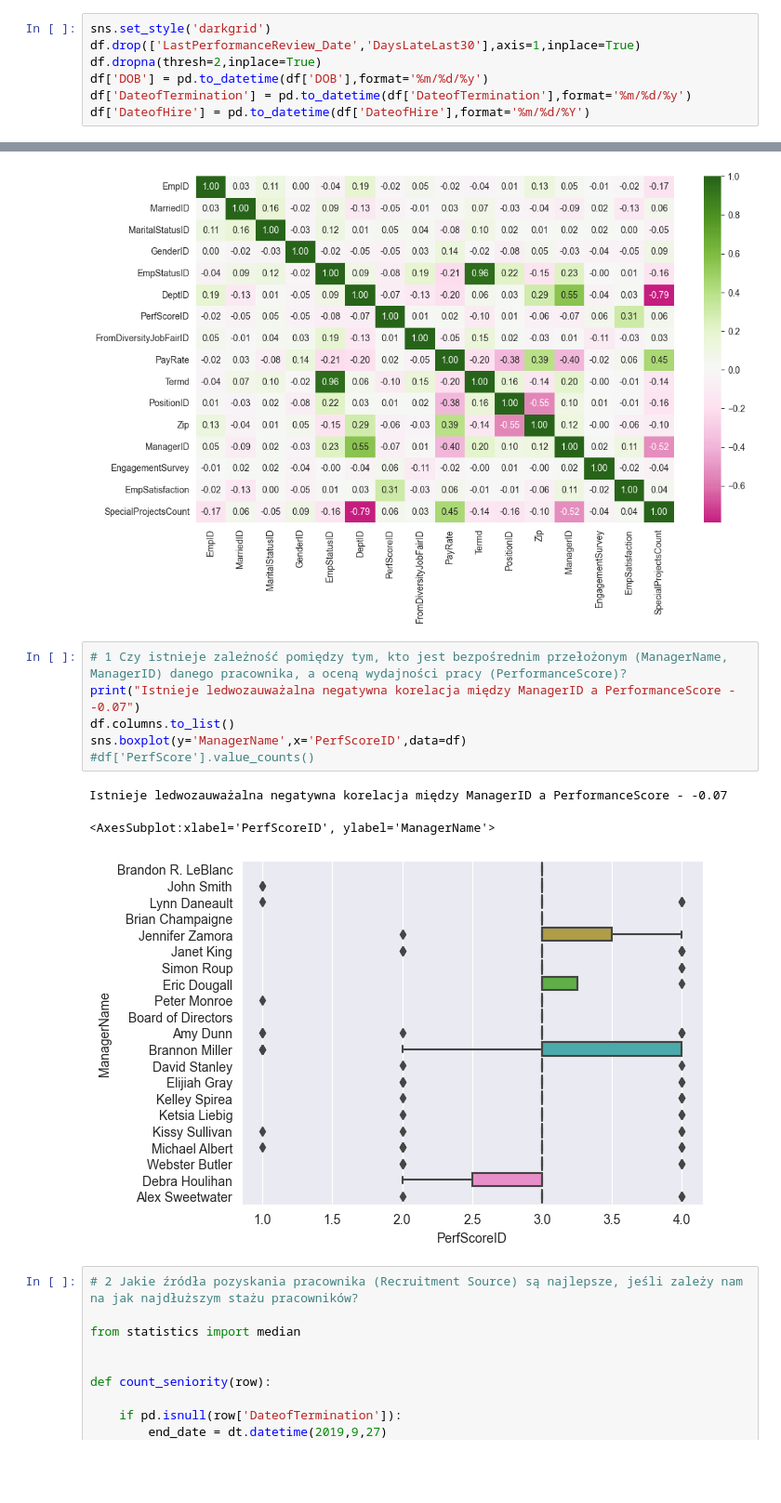
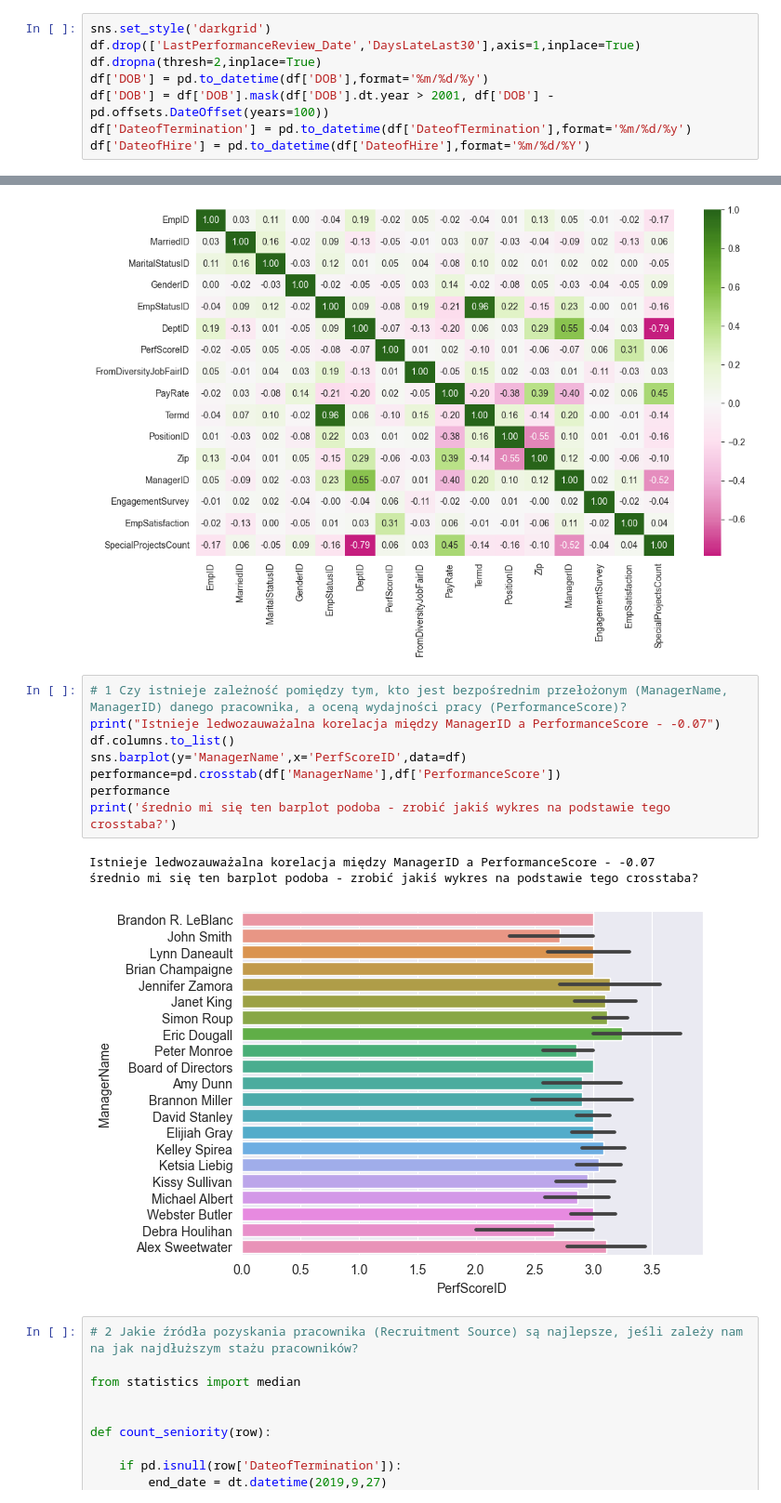
Before and after one commit to PiotrWitaszek/Seaborn, a Jupyter notebook: sb.ipynb, the cells around one changed output, grey strips where cells are left out. Shown: that part at 93% size. Cells and saved outputs as stored; diff of their text form; blank space fills up the shorter version.

```diff
--- a/sb.ipynb
+++ b/sb.ipynb
@@ -21,6 +21,7 @@ sns.set_style('darkgrid')
 df.drop(['LastPerformanceReview_Date','DaysLateLast30'],axis=1,inplace=True)
 df.dropna(thresh=2,inplace=True)
 df['DOB'] = pd.to_datetime(df['DOB'],format='%m/%d/%y')
+df['DOB'] = df['DOB'].mask(df['DOB'].dt.year > 2001, df['DOB'] - pd.offsets.DateOffset(years=100))
 df['DateofTermination'] = pd.to_datetime(df['DateofTermination'],format='%m/%d/%y')
 df['DateofHire'] = pd.to_datetime(df['DateofHire'],format='%m/%d/%Y')
 # %%
@@ -32,14 +33,16 @@ plt.show()
 [figure]
 # %%
 # 1 Czy istnieje zależność pomiędzy tym, kto jest bezpośrednim przełożonym (ManagerName, ManagerID) danego pracownika, a oceną wydajności pracy (PerformanceScore)?
-print("Istnieje ledwozauważalna negatywna korelacja między ManagerID a PerformanceScore - -0.07")
+print("Istnieje ledwozauważalna korelacja między ManagerID a PerformanceScore - -0.07")
 df.columns.to_list()
-sns.boxplot(y='ManagerName',x='PerfScoreID',data=df)
-#df['PerfScore'].value_counts()
+sns.barplot(y='ManagerName',x='PerfScoreID',data=df)
+performance=pd.crosstab(df['ManagerName'],df['PerformanceScore'])
+performance
+print('średnio mi się ten barplot podoba - zrobić jakiś wykres na podstawie tego crosstaba?')
 # %% [output]
-Istnieje ledwozauważalna negatywna korelacja między ManagerID a PerformanceScore - -0.07
+Istnieje ledwozauważalna korelacja między ManagerID a PerformanceScore - -0.07
+średnio mi się ten barplot podoba - zrobić jakiś wykres na podstawie tego crosstaba?
-<AxesSubplot:xlabel='PerfScoreID', ylabel='ManagerName'>
-[figure, old version]
+[figure, new version]
 # %%
 # 2 Jakie źródła pozyskania pracownika (Recruitment Source) są najlepsze, jeśli zależy nam na jak najdłuższym stażu pracowników?
 
```
Also changed, not shown: parts of 5 cells of this notebook.
